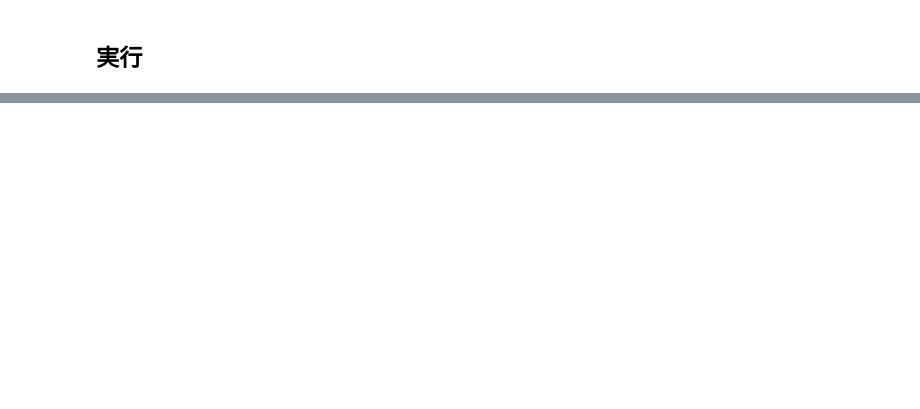
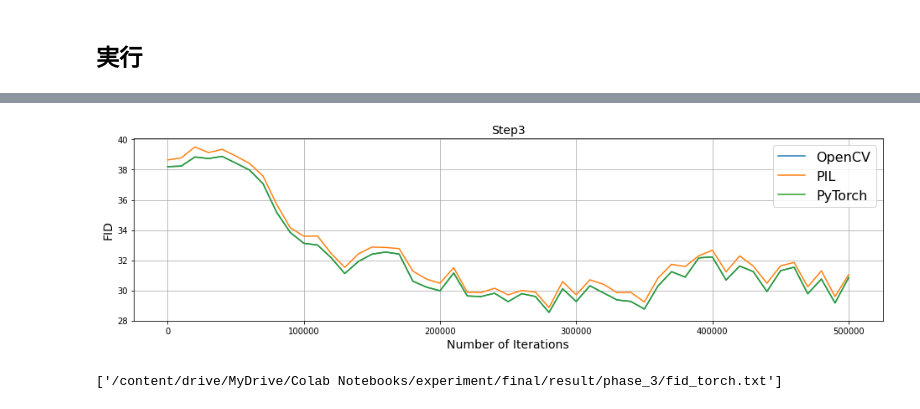
Before and after one commit to nomnomnonono/Image-Completion, a Jupyter notebook: GLCIC/calculate_fid.ipynb, the cells around one changed output, grey strips where cells are left out. Cells and saved outputs as stored; diff of their text form; code cells hidden in the pictures; blank space fills up the shorter version.

```diff
--- a/GLCIC/calculate_fid.ipynb
+++ b/GLCIC/calculate_fid.ipynb
@@ -203,0 +183,41 @@ for i in range(bsize):
+# %%
+cv_score3 = [cv1]
+pil_score3 = [pil1]
+torch_score3 = [torch1]
+
+pbar = tqdm(total=50)
+for i in range(1, 51):
+  cn_path = os.path.join(result_dir, 'phase_3', 'cn_step{}.pth'.format(10000*i))
+  model_cn.load_state_dict(torch.load(cn_path, map_location='cpu'))
+  model_cn.eval()
+  with torch.no_grad():
+    x_out = model_cn(x_in)
+    x_inpaint = get_completion_image(x, x_out, mask).to(device)
+    cv3 = fid_cv(model, x, x_inpaint, device)
+    pil3 = fid_pil(model, x, x_inpaint, device)
+    torch3 = fid_torch(model, x, x_inpaint, device)
+  cv_score3.append(cv3)
+  pil_score3.append(pil3)
+  torch_score3.append(torch3)
+  pbar.update()
+# %%
+ax = np.arange(0, 510000, 10000)
+# %%
+fig = plt.figure(figsize=(16, 4))
+plt.plot(ax, cv_score3, label='OpenCV')
+plt.plot(ax, pil_score3, label='PIL')
+plt.plot(ax, torch_score3, label='PyTorch')
+plt.grid()
+plt.xlabel('Number of Iterations', fontsize=14)
+plt.ylabel('FID', fontsize=14)
+plt.title('Step3', fontsize=14)
+plt.legend(fontsize=16)
+fig.savefig(os.path.join(result_dir, 'phase_3', 'fid.png'))
+# %% [output]
+[figure, added]
+# %%
+joblib.dump(cv_score3, os.path.join(result_dir, 'phase_3', 'fid_cv.txt'))
+joblib.dump(pil_score3, os.path.join(result_dir, 'phase_3', 'fid_pil.txt'))
+joblib.dump(torch_score3, os.path.join(result_dir, 'phase_3', 'fid_torch.txt'))
+# %% [output]
+['/content/drive/MyDrive/Colab Notebooks/experiment/final/result/phase_3/fid_torch.txt']
```
Also changed, not shown: parts of 20 cells of this notebook.
